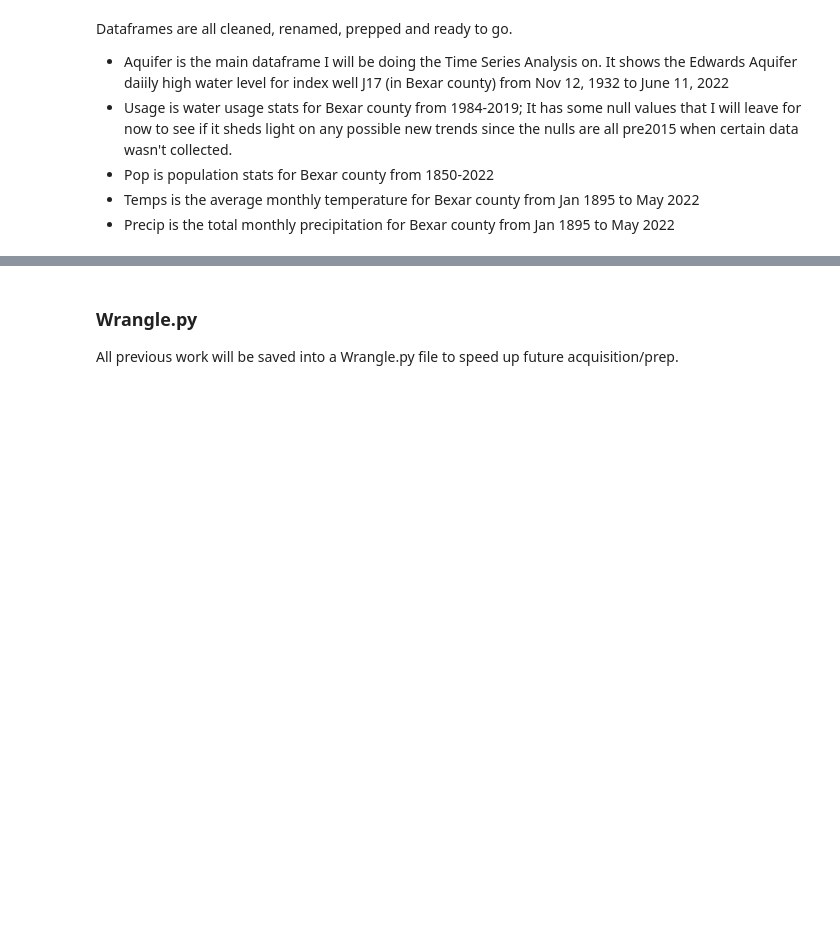
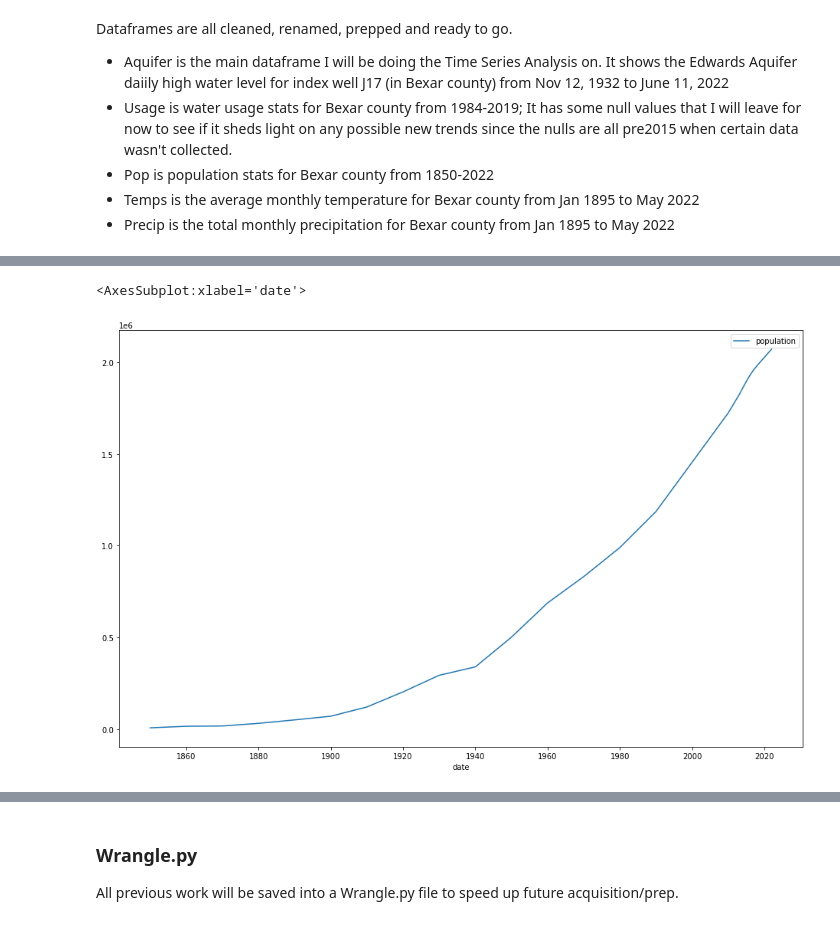
Before and after one commit to AndrewRachuig/edwards_aquifer_project, a Jupyter notebook: initial_working_notebook.ipynb, the cells around one changed output, grey strips where cells are left out. Cells and saved outputs as stored; diff of their text form; code cells hidden in the pictures; blank space fills up the shorter version.

```diff
--- a/initial_working_notebook.ipynb
+++ b/initial_working_notebook.ipynb
@@ -429,0 +455,5 @@ Dataframes are all cleaned, renamed, prepped and ready to go.
+# %%
+sns.lineplot(data=pop)
+# %% [output]
+<AxesSubplot:xlabel='date'>
+[figure, added]
```
Also changed, not shown: parts of 17 cells of this notebook.
